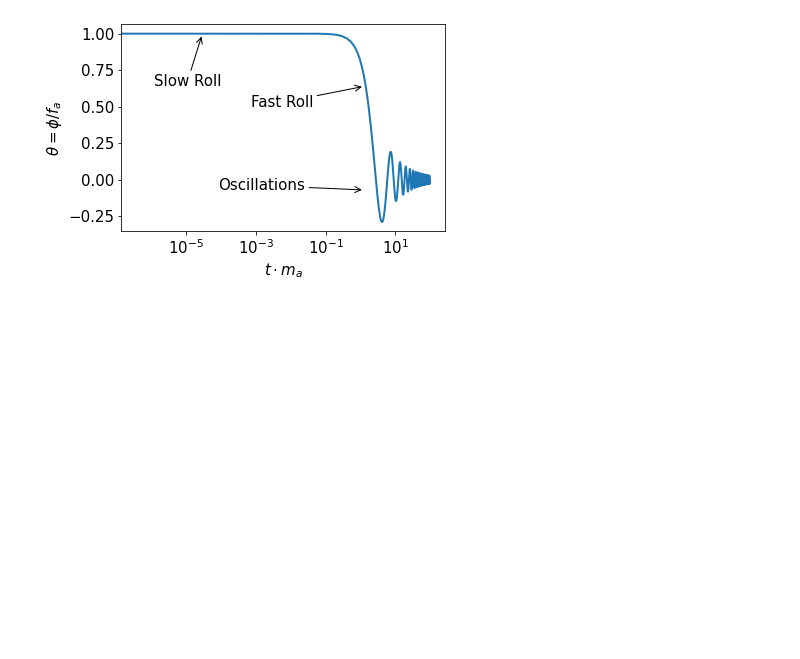
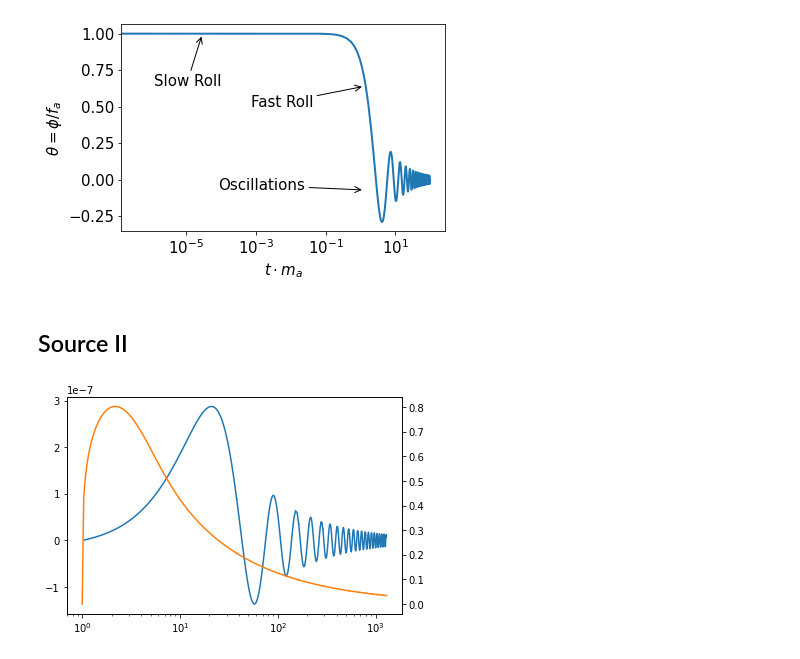
Before and after one commit to anna-jana/masters-project, a Jupyter notebook: transport_eq_in_time/generic_alp.ipynb, the cells around one changed output. Cells and saved outputs as stored; diff of their text form; code cells hidden in the pictures; blank space fills up the shorter version.

```diff
--- a/transport_eq_in_time/generic_alp.ipynb
+++ b/transport_eq_in_time/generic_alp.ipynb
@@ -219,3 +219,38 @@ plt.tight_layout()
 plt.savefig(os.path.join(plotpath, "alp_realignment_field_evolution.pdf"))
 # %% [output]
 [figure]
+# %% [markdown]
+## Source II
+# %%
+H_inf = 2.51e10
+Gamma_inf = 1e8
+m_a = 1e7
+f_a = 1e12
+nsource = 0
+conv_factor = Gamma_inf / m_a
+background_sols, axion_sols, red_chem_pot_sols = \
+    observables.compute_observables(H_inf, Gamma_inf, (m_a,), f_a, realignment_axion_field,
+                        (1, 0), calc_init_time=True, return_evolution=True,
+                        source_vector_axion=transport_equation.source_vectors[nsource])
+# %%
+tstart = 0
+fig, ax = plt.subplots()
+twinax = ax.twinx()
+for T_and_H_and_T_dot_fn, axion_sol, red_chem_pot_sol in zip(background_sols, axion_sols, red_chem_pot_sols):
+    tinfs = np.geomspace(decay_process.t0, decay_process.t0 + axion_sol.t[-1] * conv_factor, 100)
+    taxs = (tinfs - decay_process.t0) / conv_factor
+    Ts, Hs, _ = T_and_H_and_T_dot_fn(tinfs)
+    theta_dots = axion_sol.sol(taxs)[1, :]
+    red_chem_pots = red_chem_pot_sol(np.log(tinfs))
+    gammas = [transport_equation.calc_rate_vector(T) for T in Ts]
+    # plt.plot(tstart + tinfs, )
+    ax.semilogx(tstart + tinfs,
+               [gamma @ transport_equation.source_vectors[nsource] for gamma in gammas] *
+                - theta_dots / Ts,
+               color="tab:blue") # [GeV]
+    twinax.semilogx(tstart + tinfs,
+               np.abs([gamma @ transport_equation.charge_vector @ transport_equation.charge_vector_B_minus_L
+               for gamma in gammas] / Hs), color="tab:orange")
+    tstart += tinfs[-1] - tinfs[0]
+# %% [output]
+[figure, added]
```
Also changed, not shown: parts of 3 cells of this notebook, 4 other files.
